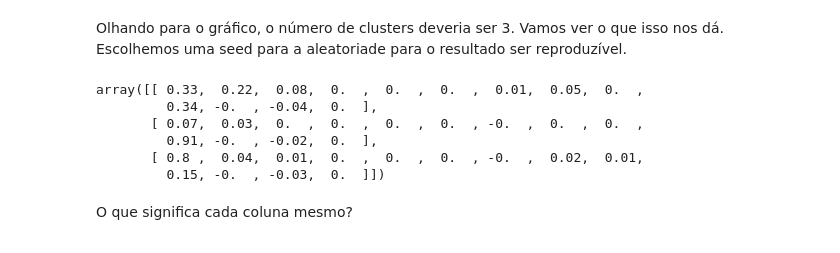
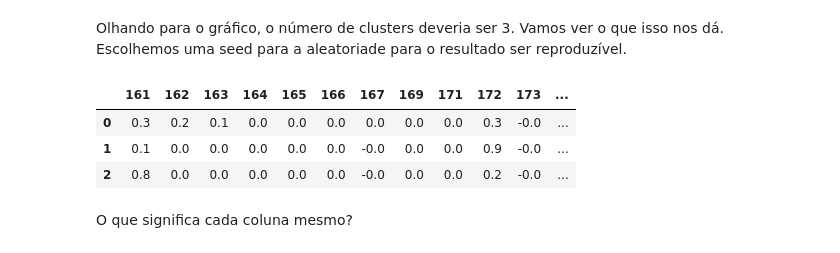
Before and after one commit to caiodnh/Uma-Classifica-o-das-Carteiras-de-Cr-dito-dos-Bancos-Brasileiros, a Jupyter notebook: Carteiras_Junho_2022.ipynb, the cells around one changed output. Drawn from its saved outputs; the diff is of its cells as text; code cells hidden in the pictures.

```diff
--- a/Carteiras_Junho_2022.ipynb
+++ b/Carteiras_Junho_2022.ipynb
@@ -148,17 +148,16 @@ Escolhemos uma seed para a aleatoriade para o resultado ser reproduzível.
 # %%
 seed = 131
 
 kmeans = KMeans(n_clusters=3, random_state=seed)
 kmeans.fit(carteiras)
 
-kmeans.cluster_centers_.round(2)
+centers_3 = pd.DataFrame(kmeans.cluster_centers_.round(1), columns= carteiras.columns)
+centers_3
 # %% [output]
-array([[ 0.33,  0.22,  0.08,  0.  ,  0.  ,  0.  ,  0.01,  0.05,  0.  ,
-         0.34, -0.  , -0.04,  0.  ],
-       [ 0.07,  0.03,  0.  ,  0.  ,  0.  ,  0.  , -0.  ,  0.  ,  0.  ,
-         0.91, -0.  , -0.02,  0.  ],
-       [ 0.8 ,  0.04,  0.01,  0.  ,  0.  ,  0.  , -0.  ,  0.02,  0.01,
-         0.15, -0.  , -0.03,  0.  ]])
+|  | 161 | 162 | 163 | 164 | 165 | 166 | 167 | 169 | 171 | 172 | 173 | ... |
+| 0 | 0.3 | 0.2 | 0.1 | 0.0 | 0.0 | 0.0 | 0.0 | 0.0 | 0.0 | 0.3 | -0.0 | ... |
+| 1 | 0.1 | 0.0 | 0.0 | 0.0 | 0.0 | 0.0 | -0.0 | 0.0 | 0.0 | 0.9 | -0.0 | ... |
+| 2 | 0.8 | 0.0 | 0.0 | 0.0 | 0.0 | 0.0 | -0.0 | 0.0 | 0.0 | 0.2 | -0.0 | ... |
 # %% [markdown]
 O que significa cada coluna mesmo?
 # %%
```
Also changed, not shown: parts of 2 cells of this notebook.
